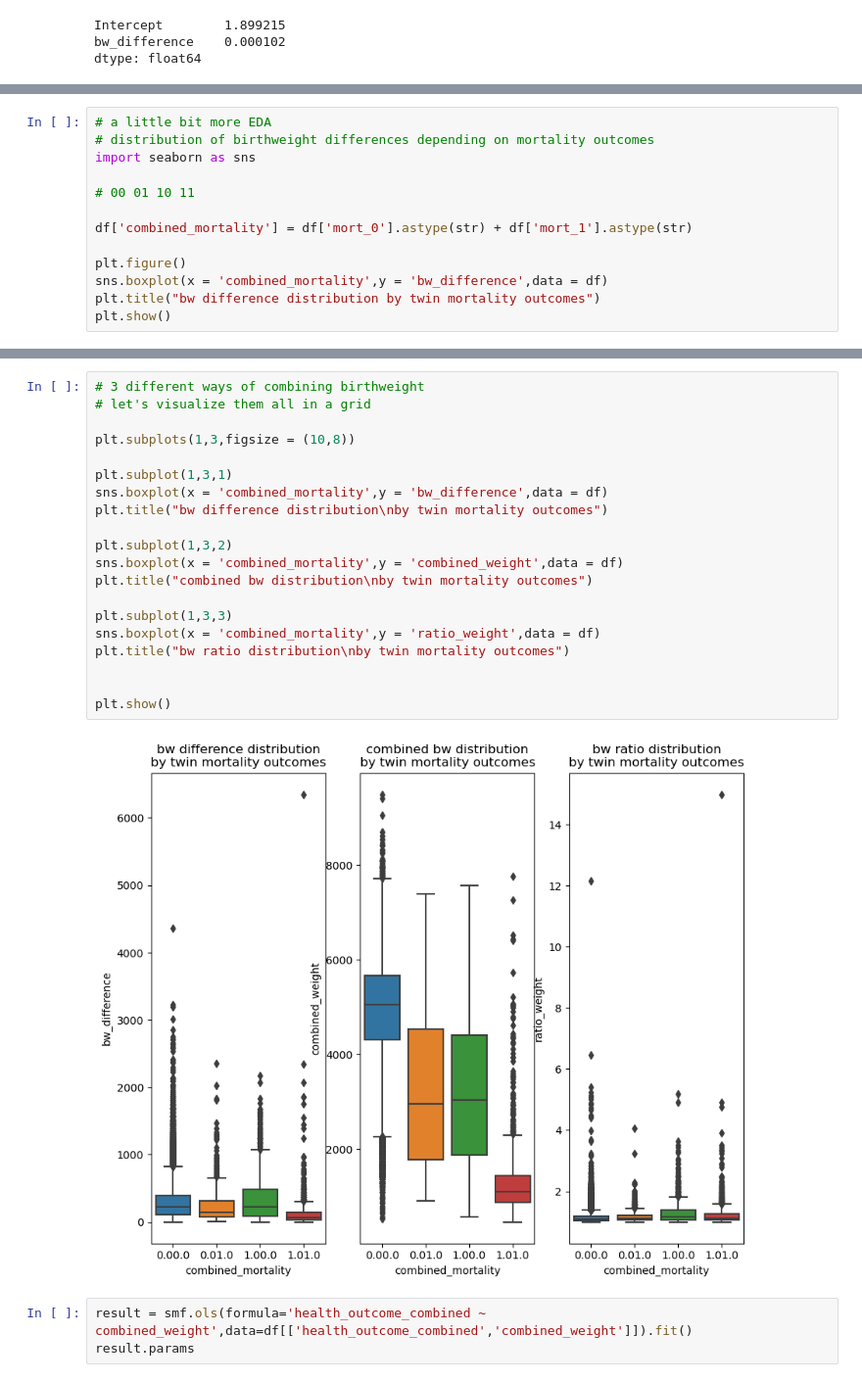
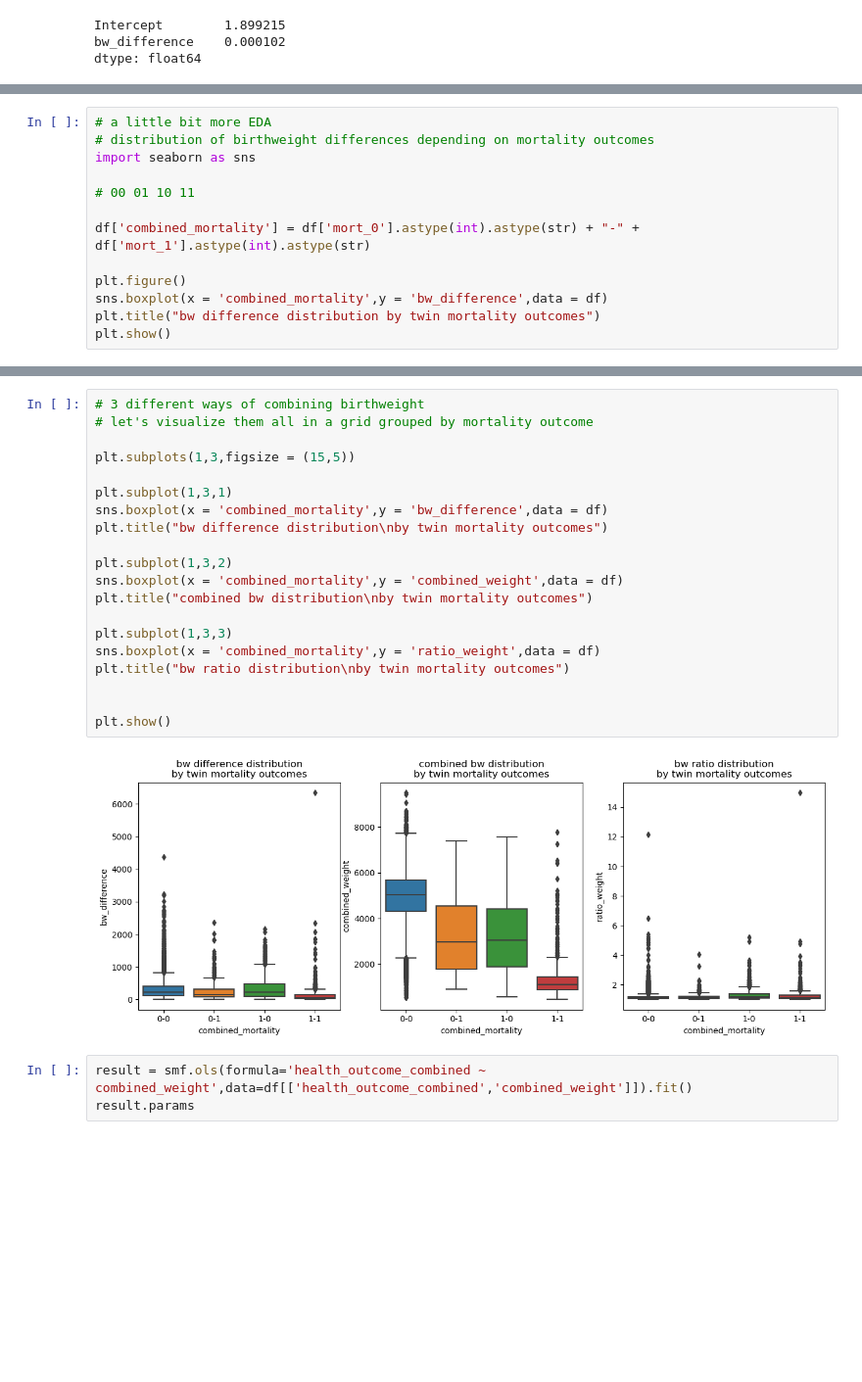
Before and after one commit to project-palooza/causal_inference, a Jupyter notebook: notebooks/twins_analysis_part2.ipynb, the cells around one changed output, grey strips where cells are left out. Shown at 98% size. Drawn from its saved outputs; the diff is of its cells as text; blank space fills up the shorter version.

```diff
--- a/notebooks/twins_analysis_part2.ipynb
+++ b/notebooks/twins_analysis_part2.ipynb
@@ -183,7 +232,7 @@ import seaborn as sns
 
 # 00 01 10 11
 
-df['combined_mortality'] = df['mort_0'].astype(str) + df['mort_1'].astype(str)
+df['combined_mortality'] = df['mort_0'].astype(int).astype(str) + "-" + df['mort_1'].astype(int).astype(str)
 
 plt.figure()
 sns.boxplot(x = 'combined_mortality',y = 'bw_difference',data = df)
@@ -204,25 +243,25 @@ df['ratio_weight'] = df['dbirwt_1']/df['dbirwt_0']
 # %%
 # 3 different ways of combining birthweight
-# let's visualize them all in a grid
+# let's visualize them all in a grid grouped by mortality outcome
 
-plt.subplots(1,3,figsize = (10,8))
+plt.subplots(1,3,figsize = (15,5))
 
 plt.subplot(1,3,1)
 sns.boxplot(x = 'combined_mortality',y = 'bw_difference',data = df)
 plt.title("bw difference distribution\nby twin mortality outcomes")
 
 plt.subplot(1,3,2)
 sns.boxplot(x = 'combined_mortality',y = 'combined_weight',data = df)
 plt.title("combined bw distribution\nby twin mortality outcomes")
 
 plt.subplot(1,3,3)
 sns.boxplot(x = 'combined_mortality',y = 'ratio_weight',data = df)
 plt.title("bw ratio distribution\nby twin mortality outcomes")
 
 
 plt.show()
 # %% [output]
-[figure, old version]
+[figure, new version]
 # %%
 result = smf.ols(formula='health_outcome_combined ~ combined_weight',data=df[['health_outcome_combined','combined_weight']]).fit()
 result.params
```
Also changed, not shown: parts of 16 cells of this notebook.
